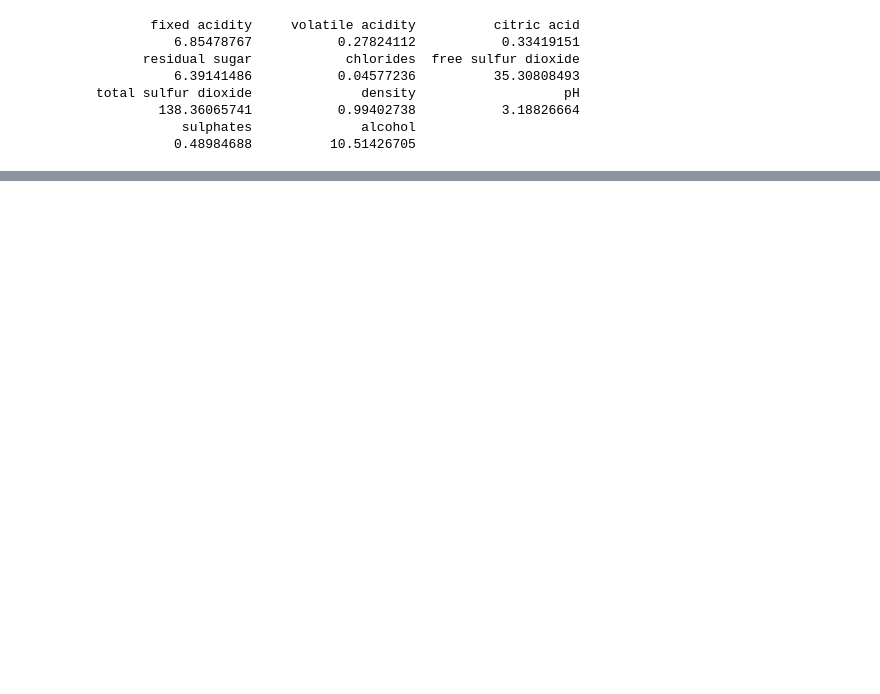
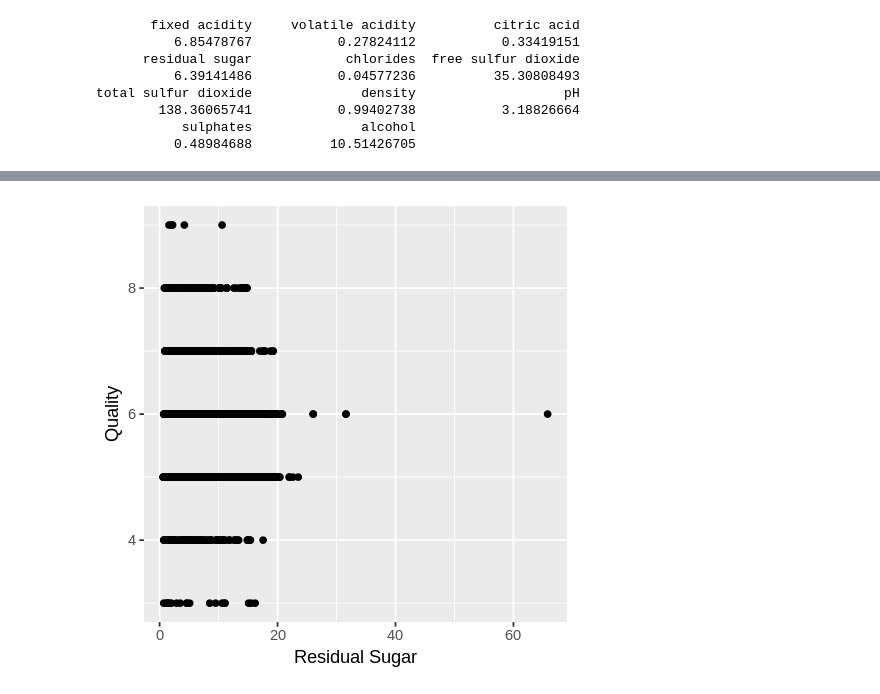
Before and after one commit to cryslee9/Predicting-Fine-Wine, a Jupyter notebook: fine_wine_analysis.ipynb, the cells around one changed output, grey strips where cells are left out. Cells and saved outputs as stored; diff of their text form; code cells hidden in the pictures; blank space fills up the shorter version.

```diff
--- a/fine_wine_analysis.ipynb
+++ b/fine_wine_analysis.ipynb
@@ -93,0 +115,8 @@ total sulfur dioxide              density                   pH
+# %%
+white_wine_plot_sugar  <- white_wine  %>% ggplot(aes(x = `residual sugar`, y = quality))+
+                    geom_point()+
+                    xlab("Residual Sugar")+
+                    ylab("Quality")
+white_wine_plot_sugar
+# %% [output]
+[figure, added]
```
Also changed, not shown: parts of 12 cells of this notebook.
